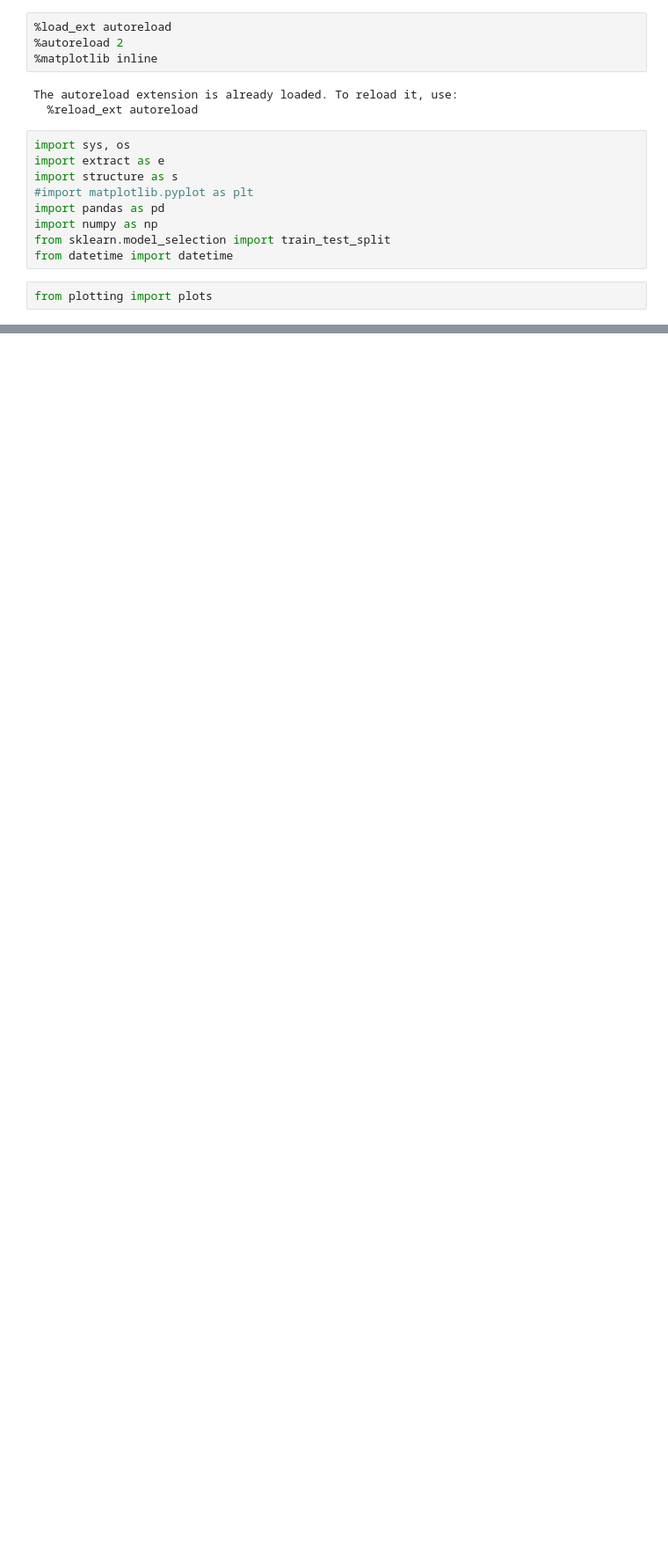
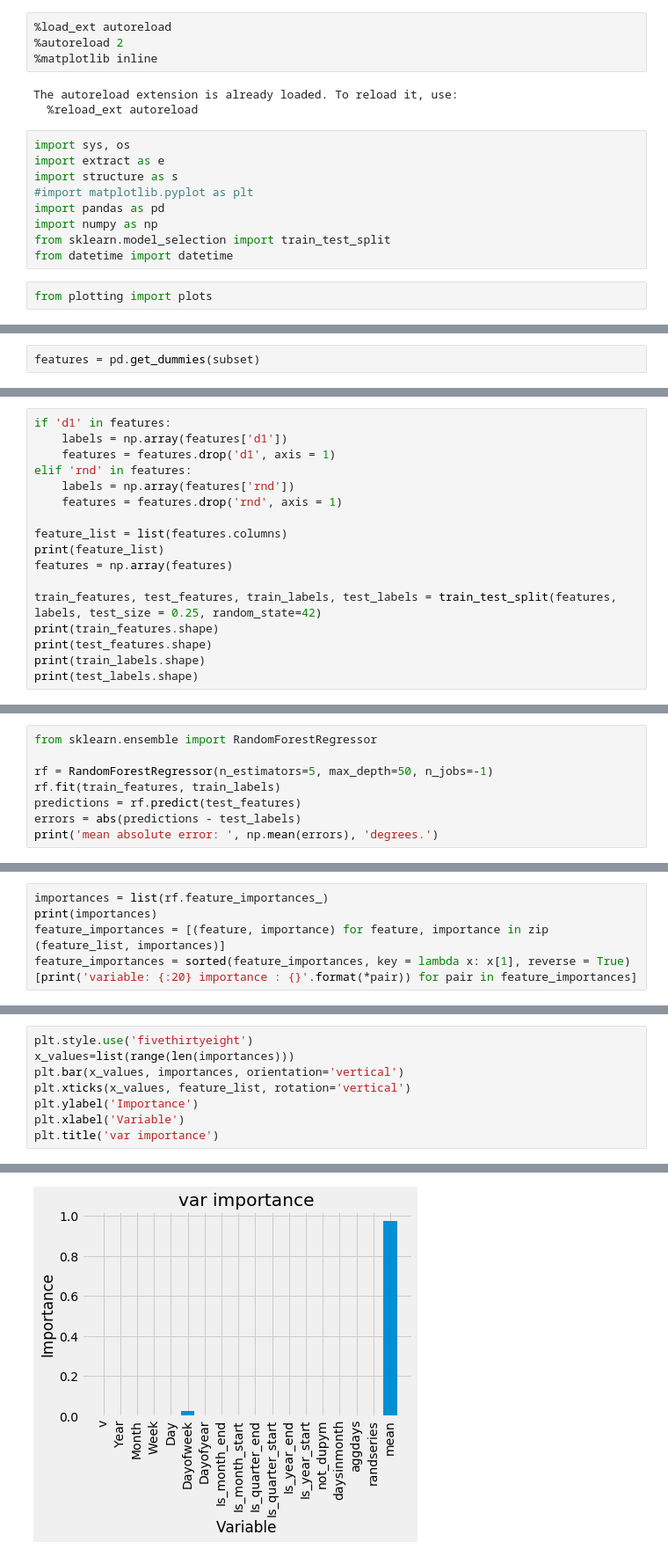
Before and after one commit to mansaluke/fanalysis, a Jupyter notebook: fanalysis/iRF.ipynb, the cells around one changed output, grey strips where cells are left out. Shown at 88% size. Cells and saved outputs as stored; diff of their text form; blank space fills up the shorter version.

```diff
--- a/fanalysis/iRF.ipynb
+++ b/fanalysis/iRF.ipynb
@@ -96,0 +101,2 @@ subset
+# %%
+features = pd.get_dummies(subset)
@@ -96,0 +131,17 @@ subset
+# %%
+if 'd1' in features:
+    labels = np.array(features['d1'])
+    features = features.drop('d1', axis = 1)
+elif 'rnd' in features:
+    labels = np.array(features['rnd'])
+    features = features.drop('rnd', axis = 1)
+
+feature_list = list(features.columns)
+print(feature_list)
+features = np.array(features)
+
+train_features, test_features, train_labels, test_labels = train_test_split(features, labels, test_size = 0.25, random_state=42)
+print(train_features.shape)
+print(test_features.shape)
+print(train_labels.shape)
+print(test_labels.shape)
@@ -96,0 +171,8 @@ subset
+# %%
+from sklearn.ensemble import RandomForestRegressor
+
+rf = RandomForestRegressor(n_estimators=5, max_depth=50, n_jobs=-1)
+rf.fit(train_features, train_labels)
+predictions = rf.predict(test_features)
+errors = abs(predictions - test_labels)
+print('mean absolute error: ', np.mean(errors), 'degrees.')
@@ -96,0 +187,6 @@ subset
+# %%
+importances = list(rf.feature_importances_)
+print(importances)
+feature_importances = [(feature, importance) for feature, importance in zip (feature_list, importances)]
+feature_importances = sorted(feature_importances, key = lambda x: x[1], reverse = True)
+[print('variable: {:20} importance : {}'.format(*pair)) for pair in feature_importances]
@@ -96,0 +244,9 @@ subset
+# %%
+plt.style.use('fivethirtyeight')
+x_values=list(range(len(importances)))
+plt.bar(x_values, importances, orientation='vertical')
+plt.xticks(x_values, feature_list, rotation='vertical')
+plt.ylabel('Importance')
+plt.xlabel('Variable')
+plt.title('var importance')
+# %% [output]
@@ -96,0 +254 @@ subset
+[figure, added]
```
Also changed, not shown: parts of 28 cells of this notebook, 2 other files.
